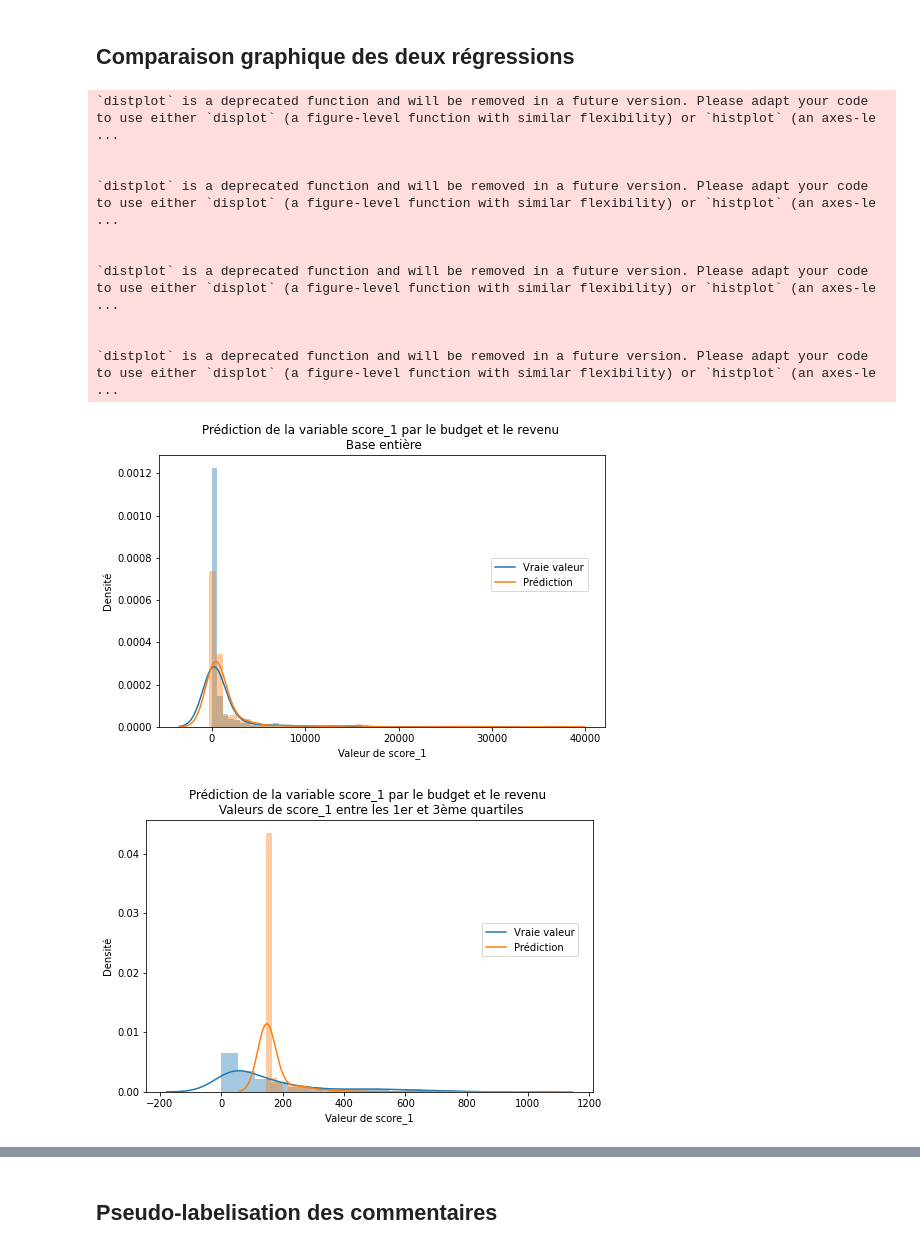
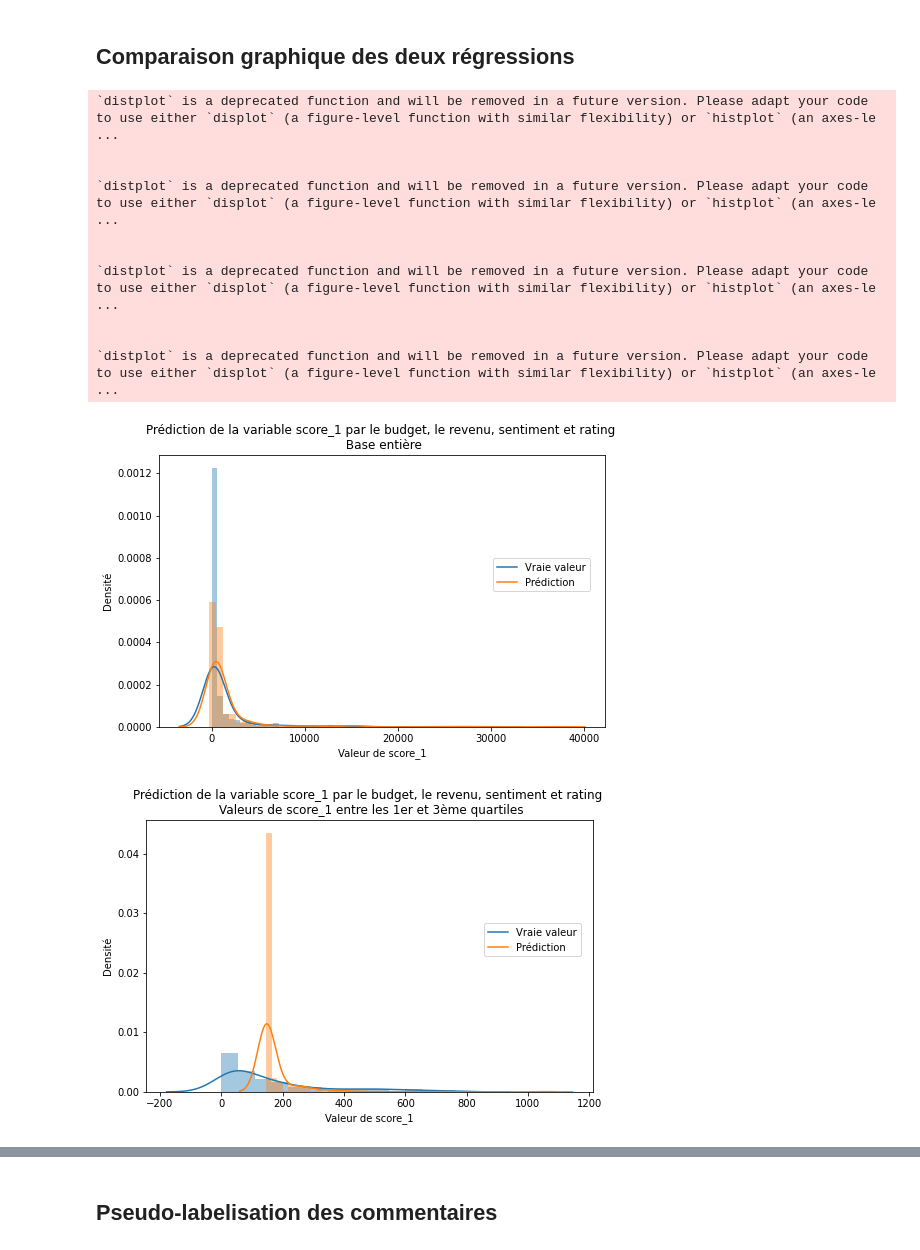
Before and after one commit to marie-ganon/Projet-Python-S1, a Jupyter notebook: Modélisation.ipynb, the cells around one changed output, grey strips where cells are left out. Saved outputs shown, nothing was run; the diff lists cells and outputs as text; code cells hidden in the pictures.

```diff
--- a/Modélisation.ipynb
+++ b/Modélisation.ipynb
@@ -299,3 +328,0 @@ On va tenter d'enrichir notre base en rajoutant l'analyse sentiment des commenta
-# %%
-train_review = pd.read_csv(r'/temp_dir/train_review.csv', sep=',')
-test_review = pd.read_csv(r'/temp_dir/test_review.csv', sep=',')
@@ -562,9 +587,9 @@ LinearRegression(copy_X=True, fit_intercept=True, n_jobs=None, normalize=False)
 # %%
 # Evaluation du training set
 from sklearn.metrics import r2_score
-y_train_predict = lmodellineaire.predict(X_train)
-rmse = (np.sqrt(mean_squared_error(Y_train, y_train_predict)))
-r2 = r2_score(Y_train, y_train_predict)
+y_train_predict_rating = lmodellineaire.predict(X_train)
+rmse = (np.sqrt(mean_squared_error(Y_train, y_train_predict_rating)))
+r2 = r2_score(Y_train, y_train_predict_rating)
 
 print("Performance du modèle sur la base d'apprentissage")
 print('--------------------------------------')
@@ -573,9 +598,9 @@ print('Le score R² est {}'.format(r2))
 print('\n')
 
 # Evaluation du testing set
-y_test_predict = lmodellineaire.predict(X_test)
-rmse = (np.sqrt(mean_squared_error(Y_test, y_test_predict)))
-r2 = r2_score(Y_test, y_test_predict)
+y_test_predict_rating = lmodellineaire.predict(X_test)
+rmse = (np.sqrt(mean_squared_error(Y_test, y_test_predict_rating)))
+r2 = r2_score(Y_test, y_test_predict_rating)
 
 print('Performance du modèle sur la base de test')
 print('--------------------------------------')
@@ -619,9 +644,9 @@ LinearRegression(copy_X=True, fit_intercept=True, n_jobs=None, normalize=False)
 # %%
 # Evaluation du training set
 from sklearn.metrics import r2_score
-y_train_predict2 = lmodellineaire.predict(X_train2)
-rmse = (np.sqrt(mean_squared_error(Y_train2, y_train_predict2)))
-r2 = r2_score(Y_train2, y_train_predict2)
+y_train_predict_rating2 = lmodellineaire.predict(X_train2)
+rmse = (np.sqrt(mean_squared_error(Y_train2, y_train_predict_rating2)))
+r2 = r2_score(Y_train2, y_train_predict_rating2)
 
 print("Performance du modèle sur la base d'apprentissage")
 print('--------------------------------------')
@@ -630,9 +655,9 @@ print('Le score R² est {}'.format(r2))
 print('\n')
 
 # Evaluation du testing set
-y_test_predict2 = lmodellineaire.predict(X_test2)
-rmse = (np.sqrt(mean_squared_error(Y_test2, y_test_predict2)))
-r2 = r2_score(Y_test2, y_test_predict2)
+y_test_predict_rating2 = lmodellineaire.predict(X_test2)
+rmse = (np.sqrt(mean_squared_error(Y_test2, y_test_predict_rating2)))
+r2 = r2_score(Y_test2, y_test_predict_rating2)
 
 print('Performance du modèle sur la base de test')
 print('--------------------------------------')
@@ -654,23 +679,23 @@ On a encore diminué l'erreur quadratique moyenne par rapport aux premières ré
 # %% [markdown]
 ## Comparaison graphique des deux régressions
 # %%
-plot(Y_test,y_test_predict)
+plot(Y_test,y_test_predict_rating)
 plt.title('Prédiction de la variable score_1 par le budget, le revenu, sentiment et rating \n Base entière')
 
-plot(Y_test2, y_test_predict2)
+plot(Y_test2, y_test_predict_rating2)
 plt.title('Prédiction de la variable score_1 par le budget, le revenu, sentiment et rating \n Valeurs de score_1 entre les 1er et 3ème quartiles')
 
 plt.show()
 # %% [output]
 `distplot` is a deprecated function and will be removed in a future version. Please adapt your code to use either `displot` (a figure-level function with similar flexibility) or `histplot` (an axes-le ...
 
 
 `distplot` is a deprecated function and will be removed in a future version. Please adapt your code to use either `displot` (a figure-level function with similar flexibility) or `histplot` (an axes-le ...
 
 
 `distplot` is a deprecated function and will be removed in a future version. Please adapt your code to use either `displot` (a figure-level function with similar flexibility) or `histplot` (an axes-le ...
 
 
 `distplot` is a deprecated function and will be removed in a future version. Please adapt your code to use either `displot` (a figure-level function with similar flexibility) or `histplot` (an axes-le ...
-[figure, old version]
+[figure, new version]
-[figure, old version]
+[figure, new version]
```
Also changed, not shown: parts of 23 cells of this notebook.
